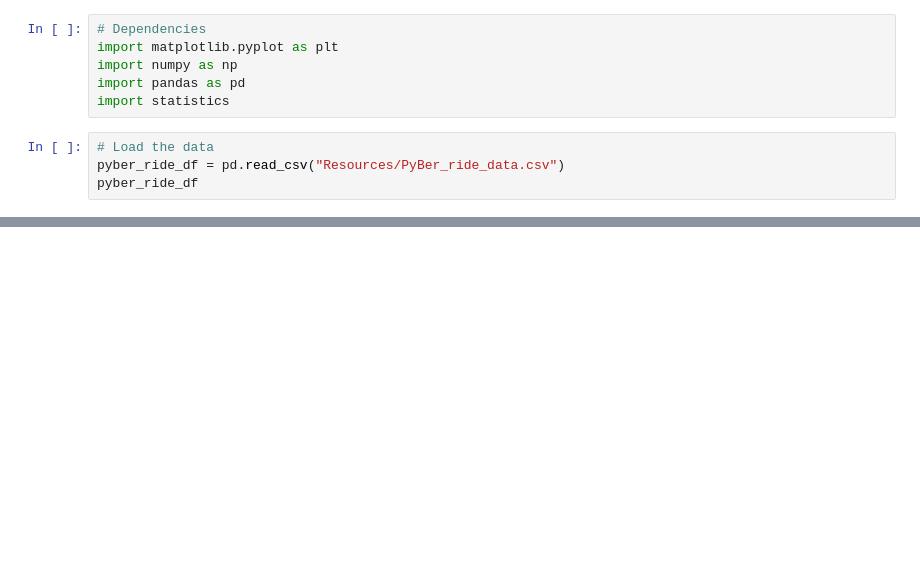
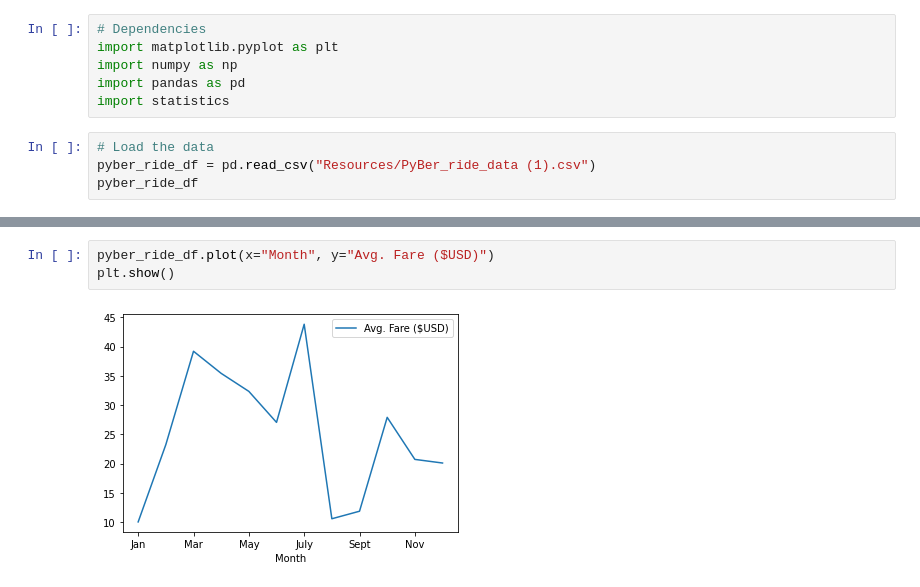
Before and after one commit to MarjorieS81/PyBer_Analysis, a Jupyter notebook: PyBer_ride_data.ipynb, the cells around one changed output, grey strips where cells are left out. Saved outputs shown, nothing was run; the diff lists cells and outputs as text; blank space fills up the shorter version.

Commit message:
Adding ride data

```diff
--- a/PyBer_ride_data.ipynb
+++ b/PyBer_ride_data.ipynb
@@ -9,6 +9,6 @@ import pandas as pd
 import statistics
 # %%
 # Load the data
-pyber_ride_df = pd.read_csv("Resources/PyBer_ride_data.csv")
+pyber_ride_df = pd.read_csv("Resources/PyBer_ride_data (1).csv")
 pyber_ride_df
 # %% [output]
@@ -15,0 +28,5 @@ FileNotFoundError: [Errno 2] File Resources/PyBer_ride_data.csv does not exist:
+# %%
+pyber_ride_df.plot(x="Month", y="Avg. Fare ($USD)")
+plt.show()
+# %% [output]
+[figure, added]
```
Also changed, not shown: parts of 5 cells of this notebook, 1 other file.
